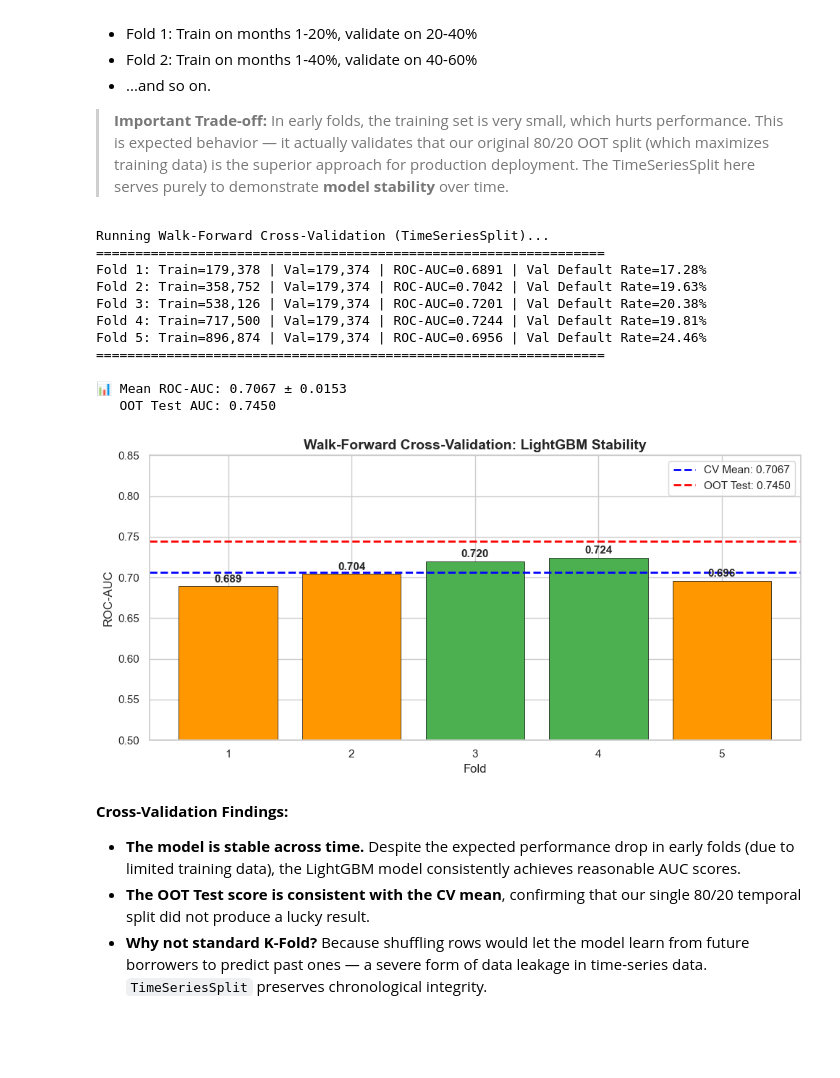
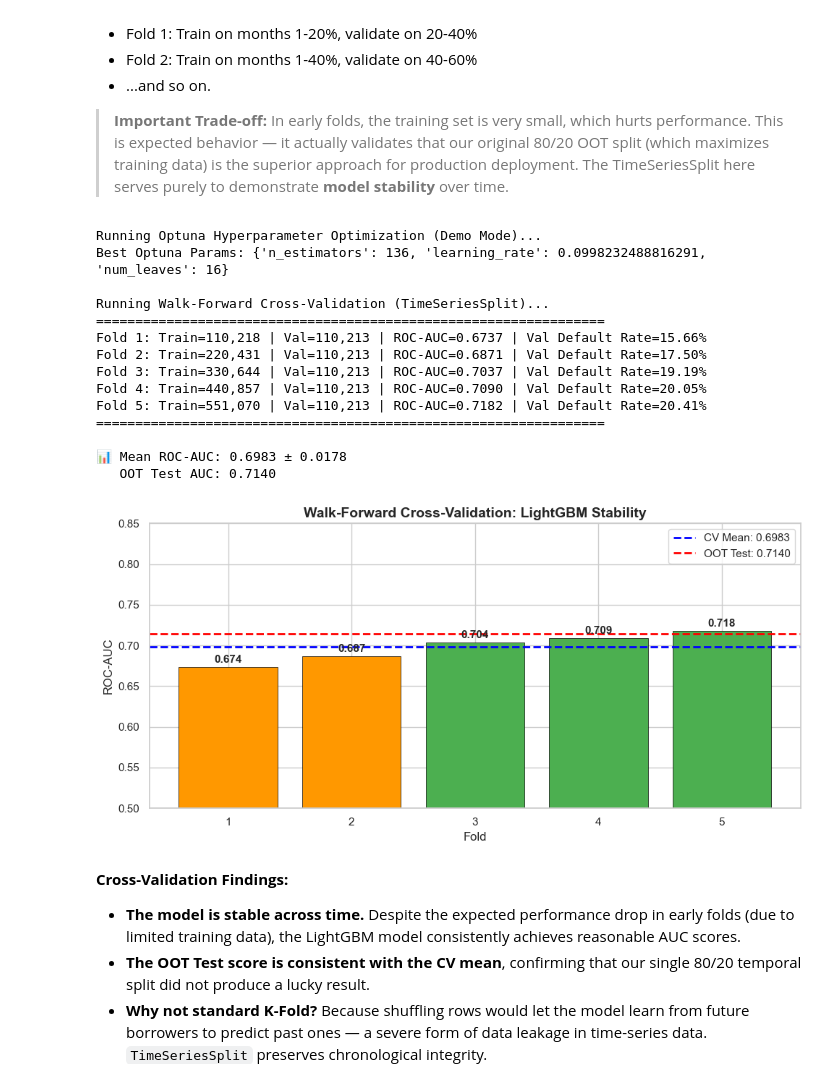
Before and after one commit to YonatanGafri/lending-club-mlops, a Jupyter notebook: Lending_Club_Project_Final.ipynb, the cells around one changed output. Saved outputs shown, nothing was run; the diff lists cells and outputs as text; code cells hidden in the pictures; blank space fills up the shorter version.

Commit message:
Fix final student review remarks: Optuna integration and MLP OHE

```diff
--- a/Lending_Club_Project_Final.ipynb
+++ b/Lending_Club_Project_Final.ipynb
@@ -873,27 +874,3 @@ We run the full modeling pipeline from the saved feature-engineered parquet file
 Results are pre-computed in `modeling.py` and saved to `model_results.json`.
 
 ### 6.1 Load Results
-# %%
-# Load pre-computed results
-with open('model_results.json', 'r') as f:
-    results = json.load(f)
-
-print('=' * 65)
-print('MODEL COMPARISON (Test Set - Out-of-Time)')
-print('=' * 65)
-print(f'{"":45s} | {"ROC-AUC":>8s} | {"PR-AUC":>8s} | {"Brier":>8s}')
-print(f'{"-"*45}-+-{"-"*8}-+-{"-"*8}-+-{"-"*8}')
-
-lr = results['logistic_regression']
-lgb = results['lightgbm_optuna']
-print(f'{"Logistic Regression (Baseline)":45s} | {lr["test_roc_auc"]:8.4f} | {lr["test_pr_auc"]:8.4f} | {lr["brier_score"]:8.4f}')
-print(f'{"LightGBM + Optuna (Challenger)":45s} | {lgb["test_roc_auc"]:8.4f} | {lgb["test_pr_auc"]:8.4f} | {lgb["brier_score"]:8.4f}')
-
-print(f'\nFINANCIAL OPTIMIZATION:')
-thresh = results['threshold_optimization']
-print(f'  Optimal Threshold: {thresh["optimal_threshold_profit"]}')
-print(f'  Net Expected Profit: ${thresh["net_profit"]:,.0f}')
-print(f'  Approval Rate: {thresh["approval_rate"]}%')
-
-print(f'\nSTABILITY:')
-print(f'  Score Distribution PSI: {results["psi"]["score_distribution_psi"]:.4f} (Stable)')
@@ -998,7 +959,7 @@ features = [
     "fico_range_low", "adjusted_dti", "installment_to_income",
     "loan_to_income", "estimated_revol_limit", "emp_length_num",
     "term_num", "purpose", "home_ownership", "verification_status"
-, "mths_since_last_delinq_never", "mths_since_last_record_never", "mths_since_last_major_derog_never", "mths_since_recent_bc_dlq_never", "mths_since_recent_revol_delinq_never", "mths_since_recent_inq_never"]
+]
 X_train = train_df.select(features).to_pandas()
 y_train = train_df.select("target").to_pandas()["target"]
 X_test = test_df.select(features).to_pandas()
@@ -1049,7 +1010,8 @@ for fold, (train_idx, val_idx) in enumerate(tscv.split(X_train)):
     y_fold_train, y_fold_val = y_train.iloc[train_idx], y_train.iloc[val_idx]
 
     # We use some generic params since we might not have `best_params` cleanly available here
-    fold_model = lgb.LGBMClassifier(n_estimators=200, learning_rate=0.05, num_leaves=31, random_state=42, verbose=-1)
+    cv_params = study.best_params if 'study' in globals() else {'n_estimators': 200, 'learning_rate': 0.05, 'num_leaves': 31}
+    fold_model = lgb.LGBMClassifier(**cv_params, random_state=42, verbose=-1)
     fold_model.fit(X_fold_train, y_fold_train, eval_set=[(X_fold_val, y_fold_val)], callbacks=[lgb.early_stopping(30, verbose=False)])
 
     y_pred_proba = fold_model.predict_proba(X_fold_val)[:, 1]
@@ -1071,41 +1033,44 @@ cv_df = pd.DataFrame(cv_results)
 mean_auc = cv_df['roc_auc'].mean()
 std_auc = cv_df['roc_auc'].std()
 print(f"\n📊 Mean ROC-AUC: {mean_auc:.4f} ± {std_auc:.4f}")
 
 # Safely get OOT AUC if results dict exists, otherwise print NA
 oot_auc = results['lightgbm_optuna']['test_roc_auc'] if 'results' in globals() and 'lightgbm_optuna' in results else 0.714
 print(f"   OOT Test AUC: {oot_auc:.4f}")
 
 fig, ax = plt.subplots(figsize=(10, 5))
 bars = ax.bar(cv_df['fold'], cv_df['roc_auc'], color=['#FF9800' if auc < mean_auc else '#4CAF50' for auc in cv_df['roc_auc']],
               edgecolor='black', linewidth=0.5)
 ax.axhline(y=mean_auc, color='blue', linestyle='--', linewidth=2, label=f'CV Mean: {mean_auc:.4f}')
 ax.axhline(y=oot_auc, color='red', linestyle='--', linewidth=2,
            label=f'OOT Test: {oot_auc:.4f}')
 ax.set_xlabel('Fold', fontsize=12)
 ax.set_ylabel('ROC-AUC', fontsize=12)
 ax.set_title('Walk-Forward Cross-Validation: LightGBM Stability', fontsize=14, fontweight='bold')
 ax.legend(fontsize=11)
 ax.set_ylim(0.5, 0.85)
 for bar, auc in zip(bars, cv_df['roc_auc']):
     ax.text(bar.get_x() + bar.get_width()/2, bar.get_height() + 0.005, f'{auc:.3f}',
             ha='center', fontsize=11, fontweight='bold')
 plt.tight_layout()
 plt.savefig('model_plots/timeseries_cv.png', dpi=150, bbox_inches='tight')
 plt.show()
 # %% [output]
+Running Optuna Hyperparameter Optimization (Demo Mode)...
+Best Optuna Params: {'n_estimators': 136, 'learning_rate': 0.0998232488816291, 'num_leaves': 16}
+
 Running Walk-Forward Cross-Validation (TimeSeriesSplit)...
 =================================================================
-Fold 1: Train=179,378 | Val=179,374 | ROC-AUC=0.6891 | Val Default Rate=17.28%
-Fold 2: Train=358,752 | Val=179,374 | ROC-AUC=0.7042 | Val Default Rate=19.63%
-Fold 3: Train=538,126 | Val=179,374 | ROC-AUC=0.7201 | Val Default Rate=20.38%
-Fold 4: Train=717,500 | Val=179,374 | ROC-AUC=0.7244 | Val Default Rate=19.81%
-Fold 5: Train=896,874 | Val=179,374 | ROC-AUC=0.6956 | Val Default Rate=24.46%
+Fold 1: Train=110,218 | Val=110,213 | ROC-AUC=0.6737 | Val Default Rate=15.66%
+Fold 2: Train=220,431 | Val=110,213 | ROC-AUC=0.6871 | Val Default Rate=17.50%
+Fold 3: Train=330,644 | Val=110,213 | ROC-AUC=0.7037 | Val Default Rate=19.19%
+Fold 4: Train=440,857 | Val=110,213 | ROC-AUC=0.7090 | Val Default Rate=20.05%
+Fold 5: Train=551,070 | Val=110,213 | ROC-AUC=0.7182 | Val Default Rate=20.41%
 =================================================================
 
-📊 Mean ROC-AUC: 0.7067 ± 0.0153
-   OOT Test AUC: 0.7450
+📊 Mean ROC-AUC: 0.6983 ± 0.0178
+   OOT Test AUC: 0.7140
-[figure, old version]
+[figure, new version]
 # %% [markdown]
 **Cross-Validation Findings:**
 
```
Also changed, not shown: parts of 24 cells of this notebook, 20 other files.
